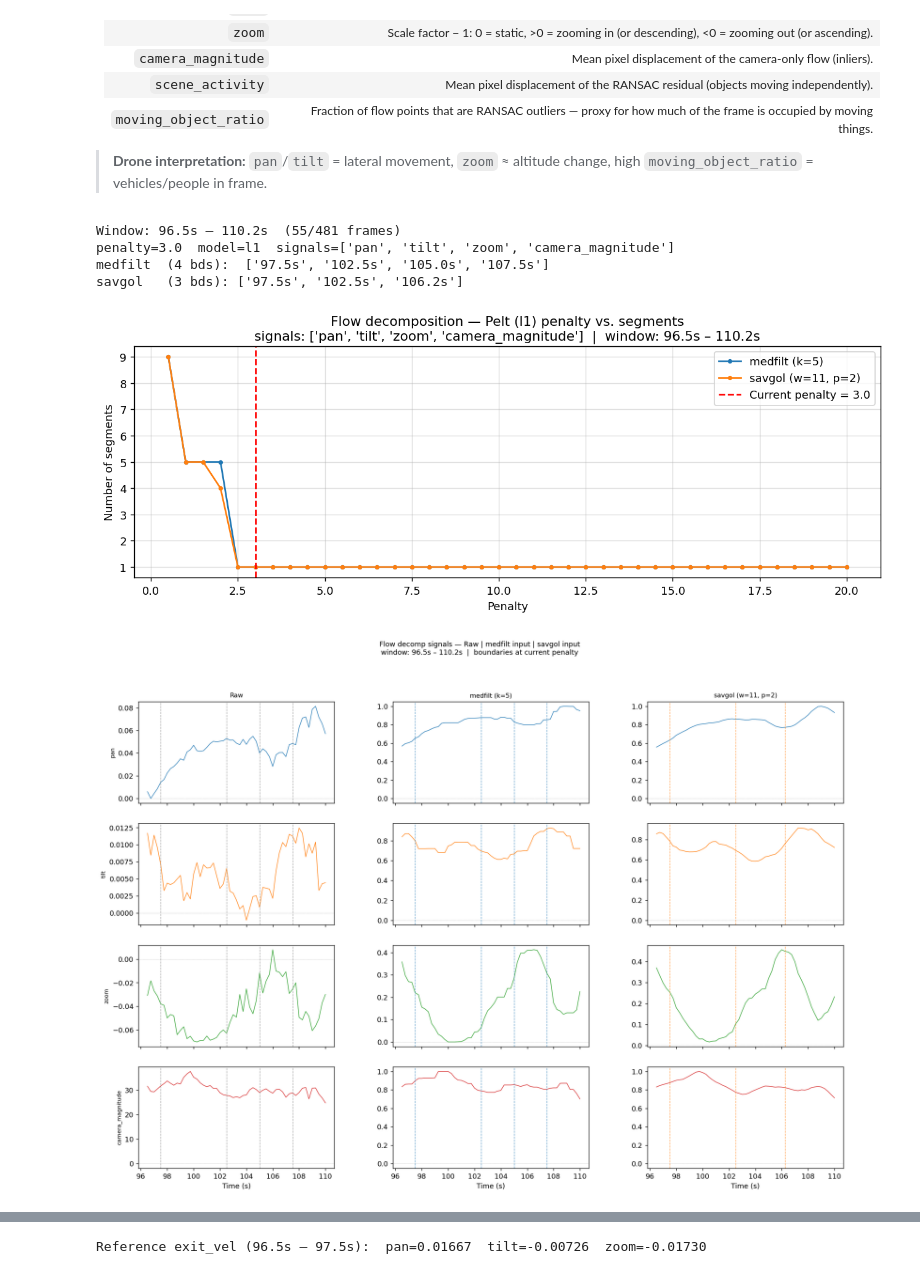
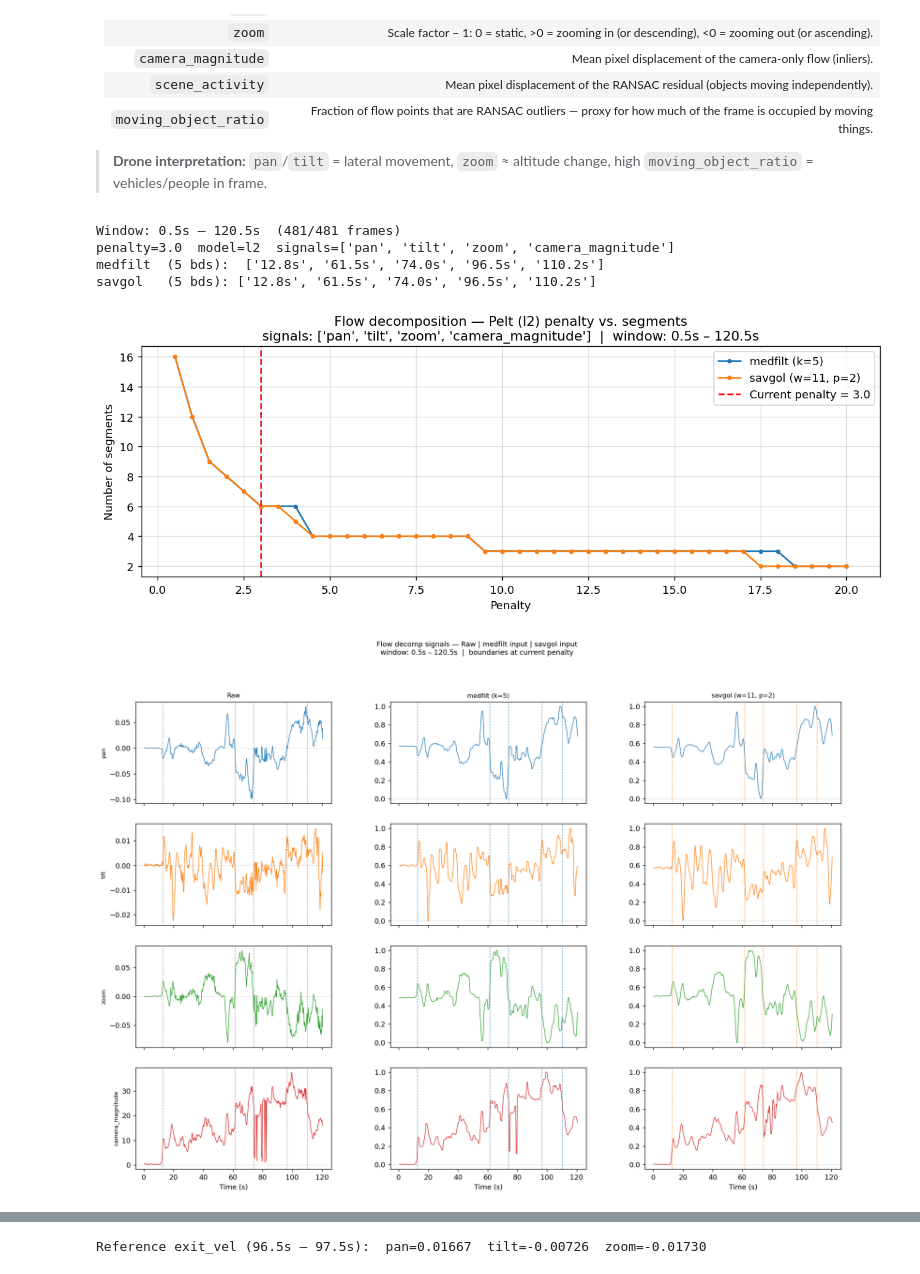
Before and after one commit to n-ploch/ai-video-cutter, a Jupyter notebook: notebooks/analysis_explorer.ipynb, the cells around one changed output, grey strips where cells are left out. Saved outputs shown, nothing was run; the diff lists cells and outputs as text; code cells hidden in the pictures.

```diff
--- a/notebooks/analysis_explorer.ipynb
+++ b/notebooks/analysis_explorer.ipynb
@@ -334,16 +334,16 @@ from scipy.signal import medfilt, savgol_filter
 
 # ── Config ────────────────────────────────────────────────────────────────
 FD_SIGNAL_COLS  = ["pan", "tilt", "zoom", "camera_magnitude"]
-FD_PELT_MODEL   = "l1"
+FD_PELT_MODEL   = "l2"
 FD_MEDFILT_K    = 5
 FD_SAVGOL_WIN   = 11
 FD_SAVGOL_POLY  = 2
-PENALTY_ = 2
+PENALTY_ = 3
 
 # Time window — None means from beginning / until end
 # Smoothing and normalisation use the full video; only Pelt sees the window.
-FD_START = 96.5   # e.g. 30.0
-FD_END   = 110.2   # e.g. 90.0
+FD_START = None   # e.g. 30.0
+FD_END   = None   # e.g. 90.0
 
 # ── Helpers ───────────────────────────────────────────────────────────────
 def fd_preprocess(df, cols, filter_fn):
@@ -419,38 +419,38 @@ else:
     col_titles  = ["Raw", f"medfilt (k={FD_MEDFILT_K})", f"savgol (w={FD_SAVGOL_WIN}, p={FD_SAVGOL_POLY})"]
     col_bds     = [fd_boundaries_med, fd_boundaries_med, fd_boundaries_savgol]
     col_bcolors = ["gray", "C0", "C1"]
 
     fig, axes = plt.subplots(len(FD_SIGNAL_COLS), 3,
                              figsize=(18, 3 * len(FD_SIGNAL_COLS)),
                              sharex=True, gridspec_kw={"wspace": 0.3})
     fig.suptitle("Flow decomp signals — Raw | medfilt input | savgol input\n"
                  f"window: {t_start:.1f}s – {t_end:.1f}s  |  boundaries at current penalty",
                  fontsize=10)
 
     for i, col in enumerate(FD_SIGNAL_COLS):
         data_cols = [fd_win[col].values, X_fd_med[:, i], X_fd_savgol[:, i]]
         for j, (arr, title, bds, bcol) in enumerate(
                 zip(data_cols, col_titles, col_bds, col_bcolors)):
             ax = axes[i, j]
             ax.plot(fd_ts, arr, linewidth=0.8, color=f"C{i}")
             ax.axhline(0, color="gray", linewidth=0.4, linestyle=":")
             if i == 0:
                 ax.set_title(title, fontsize=9)
             if j == 0:
                 ax.set_ylabel(col, fontsize=8)
             for b in bds:
                 ax.axvline(b, color=bcol, linewidth=0.8, linestyle="--", alpha=0.7)
 
     for j in range(3):
         axes[-1, j].set_xlabel("Time (s)")
     plt.tight_layout()
     plt.show()
 # %% [output]
-Window: 96.5s – 110.2s  (55/481 frames)
-penalty=3.0  model=l1  signals=['pan', 'tilt', 'zoom', 'camera_magnitude']
-medfilt  (4 bds):  ['97.5s', '102.5s', '105.0s', '107.5s']
-savgol   (3 bds): ['97.5s', '102.5s', '106.2s']
+Window: 0.5s – 120.5s  (481/481 frames)
+penalty=3.0  model=l2  signals=['pan', 'tilt', 'zoom', 'camera_magnitude']
+medfilt  (5 bds):  ['12.8s', '61.5s', '74.0s', '96.5s', '110.2s']
+savgol   (5 bds): ['12.8s', '61.5s', '74.0s', '96.5s', '110.2s']
-[figure, old version]
+[figure, new version]
-[figure, old version]
+[figure, new version]
 # %%
 # ── Segment metrics from fd_boundaries_savgol ─────────────────────────────────────
```
Also changed, not shown: parts of 1 cell of this notebook.
